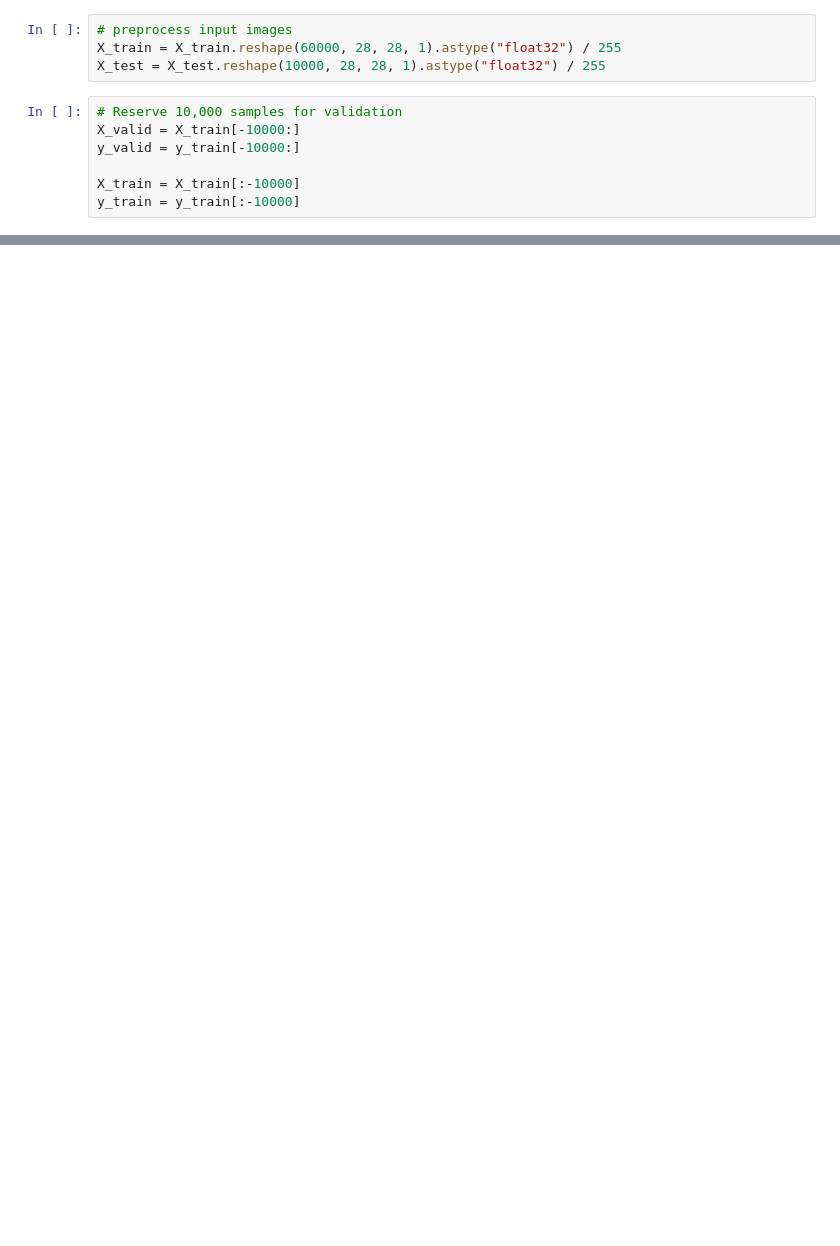
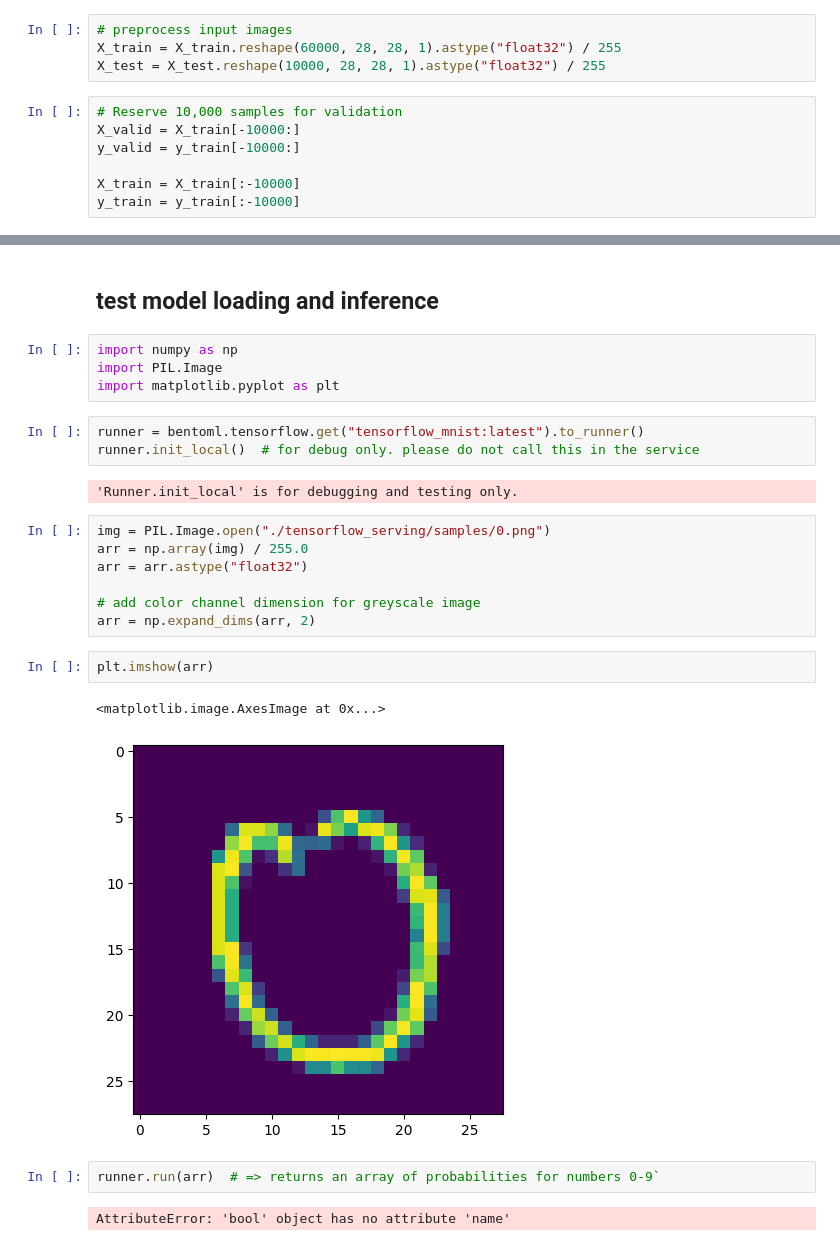
Before and after one commit to youjin2/mlops, a Jupyter notebook: bentoml/examples/02_tensorflow_mnist_pipeline.ipynb, the cells around one changed output, grey strips where cells are left out. Saved outputs shown, nothing was run; the diff lists cells and outputs as text; blank space fills up the shorter version.

Commit message:
MAINT: update bento saving pipeline with tensorflow model

```diff
--- a/bentoml/examples/02_tensorflow_mnist_pipeline.ipynb
+++ b/bentoml/examples/02_tensorflow_mnist_pipeline.ipynb
@@ -122,0 +169,27 @@ KeyboardInterrupt:
+# %% [markdown]
+## test model loading and inference
+# %%
+import numpy as np
+import PIL.Image
+import matplotlib.pyplot as plt
+# %%
+runner = bentoml.tensorflow.get("tensorflow_mnist:latest").to_runner()
+runner.init_local()  # for debug only. please do not call this in the service
+# %% [output]
+'Runner.init_local' is for debugging and testing only.
+# %%
+img = PIL.Image.open("./tensorflow_serving/samples/0.png")
+arr = np.array(img) / 255.0
+arr = arr.astype("float32")
+
+# add color channel dimension for greyscale image
+arr = np.expand_dims(arr, 2)
+# %%
+plt.imshow(arr)
+# %% [output]
+<matplotlib.image.AxesImage at 0x...>
+[figure, added]
+# %%
+runner.run(arr)  # => returns an array of probabilities for numbers 0-9`
+# %% [output]
+AttributeError: 'bool' object has no attribute 'name'
```
Also changed, not shown: parts of 15 cells of this notebook.
